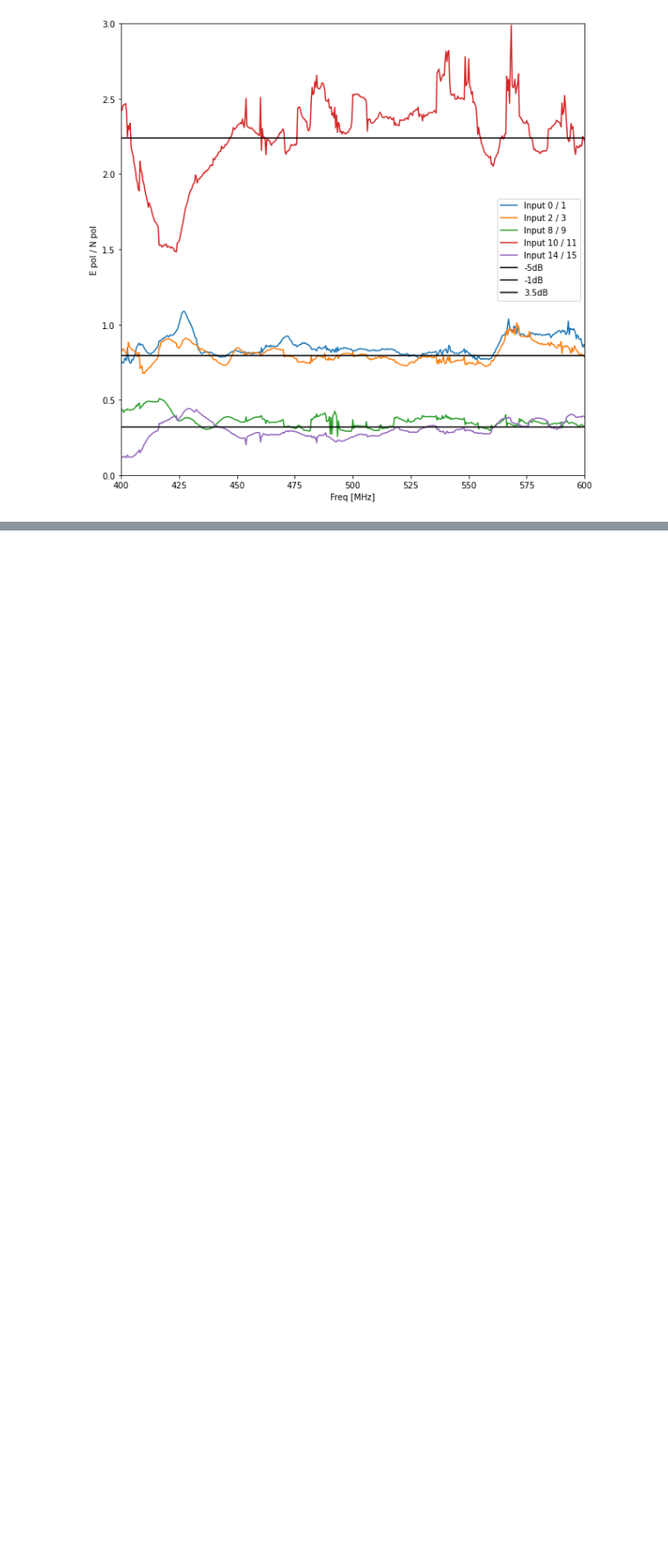
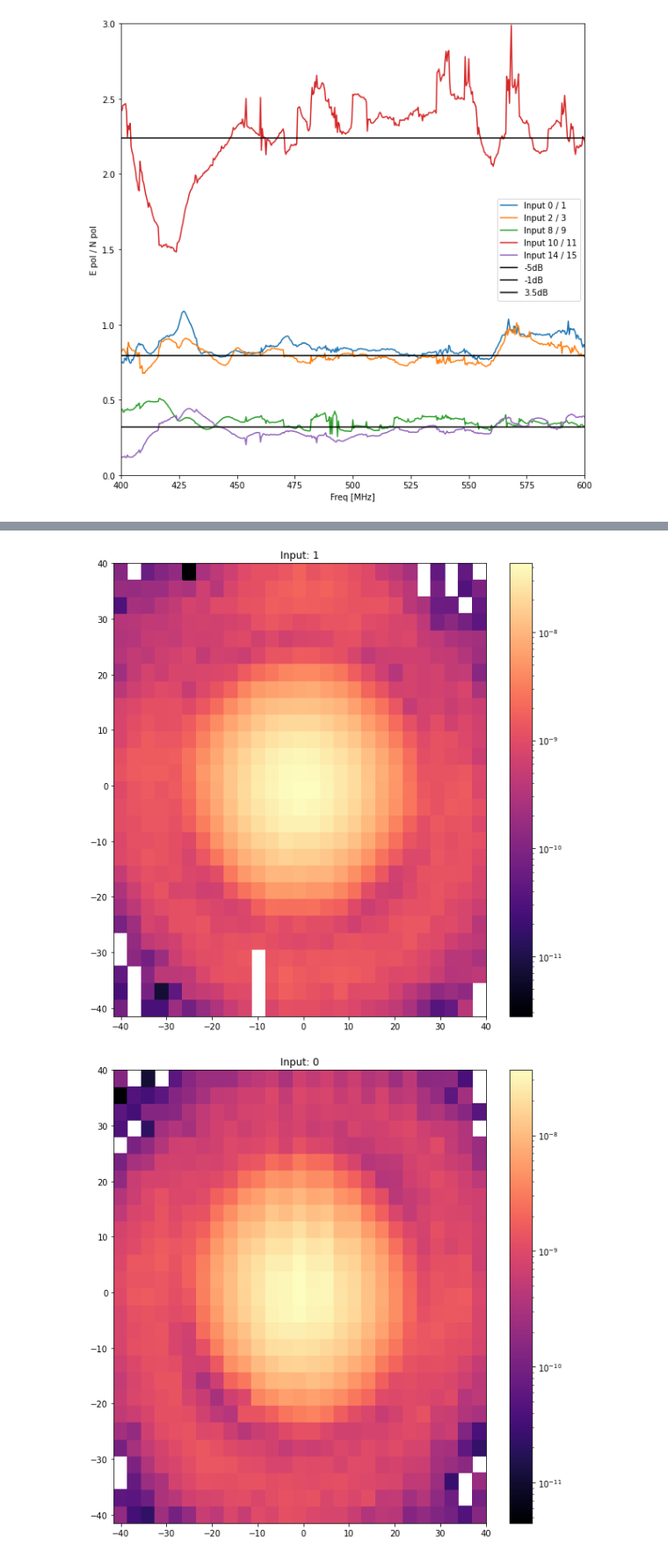
Before and after one commit to WrightLaboratory/newburghlabdrone, a Jupyter notebook: analysis/LBN_cross-pol_invest.ipynb, the cells around one changed output, grey strips where cells are left out. Shown at 88% size. Cells and saved outputs as stored; diff of their text form; code cells hidden in the pictures; blank space fills up the shorter version.

```diff
--- a/analysis/LBN_cross-pol_invest.ipynb
+++ b/analysis/LBN_cross-pol_invest.ipynb
@@ -762,17 +979,0 @@ end of concat loop is: 2023-12-01 21:35:19.213679
-# %%
-# Flight 618, N pol (1 is a good input)
-xco = beam618.d0_centers_grid[:,:,0]
-yco = beam618.d1_centers_grid[:,:,0]
-zco = beam618.V_LC_operation[:,:,0,chind]
-
-## Let's look at that same channel, in cross-pol flight, divide by same value:
-xcrs = beam620.d0_centers_grid[:,:,0]
-ycrs = beam620.d1_centers_grid[:,:,0]
-zcrs = beam620.V_LC_mean[:,:,0,chind,0] / gp_618[chind,find]
-
-plt.pcolormesh(xco,yco,zco,cmap=cm.magma,vmax=1.0,vmin=1E-4,norm=LogNorm())
-plt.ylim(-50,50)
-plt.xlim(-50,50)
-plt.show()
-
-print(zco[:,30])
@@ -856,0 +1020,44 @@ plt.show()
+# %%
+for i,chind in enumerate(N_pols[0:1]):
+    fig = plt.figure(figsize=(10,10))
+    #ax = plt.subplot(1, 1, 1, projection='polar')
+    #plt.scatter(ptest.d0_centers_grid[:,:,chind],ptest.d1_centers_grid[:,:,chind],
+    #           c=10*np.log10(np.abs(ptest.V_LC_operation[:,:,0,chind])),vmax=1.0,vmin=-40,cmap=cm.magma)#,edgecolors='k')
+    plt.pcolormesh(beam618.d0_edges_grid[:,:,chind],beam618.d1_edges_grid[:,:,chind],
+                   beam618.V_LC_operation[:,:,0,chind],cmap=cm.magma,norm=LogNorm())
+    plt.title('Input: '+str(chind))
+    plt.colorbar()
+    plt.show()
+
+
+
+for i,chind in enumerate(E_pols[0:1]):
+    fig = plt.figure(figsize=(10,10))
+    #ax = plt.subplot(1, 1, 1, projection='polar')
+    #plt.scatter(ptest.d0_centers_grid[:,:,chind],ptest.d1_centers_grid[:,:,chind],
+    #           c=10*np.log10(np.abs(ptest.V_LC_operation[:,:,0,chind])),vmax=1.0,vmin=-40,cmap=cm.magma)#,edgecolors='k')
+    plt.pcolormesh(beam620.d0_edges_grid[:,:,chind],beam620.d1_edges_grid[:,:,chind],
+                   beam620.V_LC_operation[:,:,0,chind],cmap=cm.magma,norm=LogNorm())
+    plt.title('Input: '+str(chind))
+    plt.colorbar()
+    plt.show()
+
+z=177.
+for i,chind in enumerate(N_pols[0:1]):
+    fig = plt.figure(figsize=(10,10))
+    ax = plt.subplot(1, 1, 1, projection='polar')
+    xco = beam618.d0_edges_grid[:,:,chind]
+    yco = beam618.d1_edges_grid[:,:,chind]
+    zco = beam618.V_LC_operation[:,:,0,chind] / gp_618[chind,find]
+
+    r = np.sqrt(xco**2 + yco**2 + z**2)
+    theta = np.arccos(z/r)
+    phi = np.sign(yco)*np.arccos(xco / np.sqrt(xco**2 + yco**2))
+
+    ax.pcolormesh(phi,theta,zco,
+                   cmap=cm.magma,vmin=1E-4,vmax=1,norm=LogNorm())#,edgecolors='k')
+    ax.set_title('Input: '+str(chind))
+plt.show()
+# %% [output]
+[figure, added]
+[figure, added]
```
Also changed, not shown: parts of 27 cells of this notebook, 5 other files.
